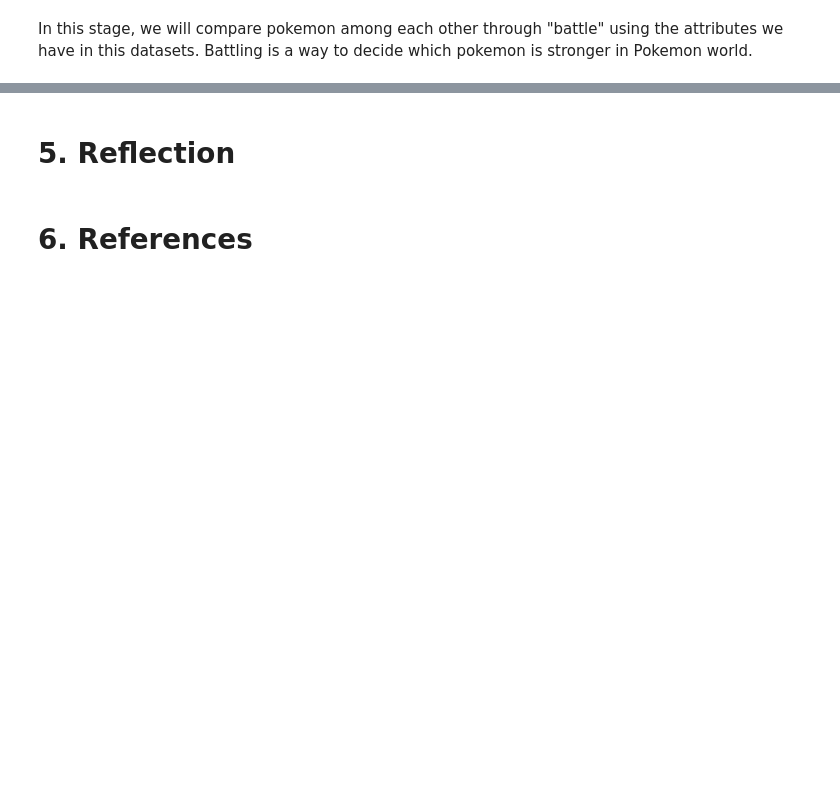
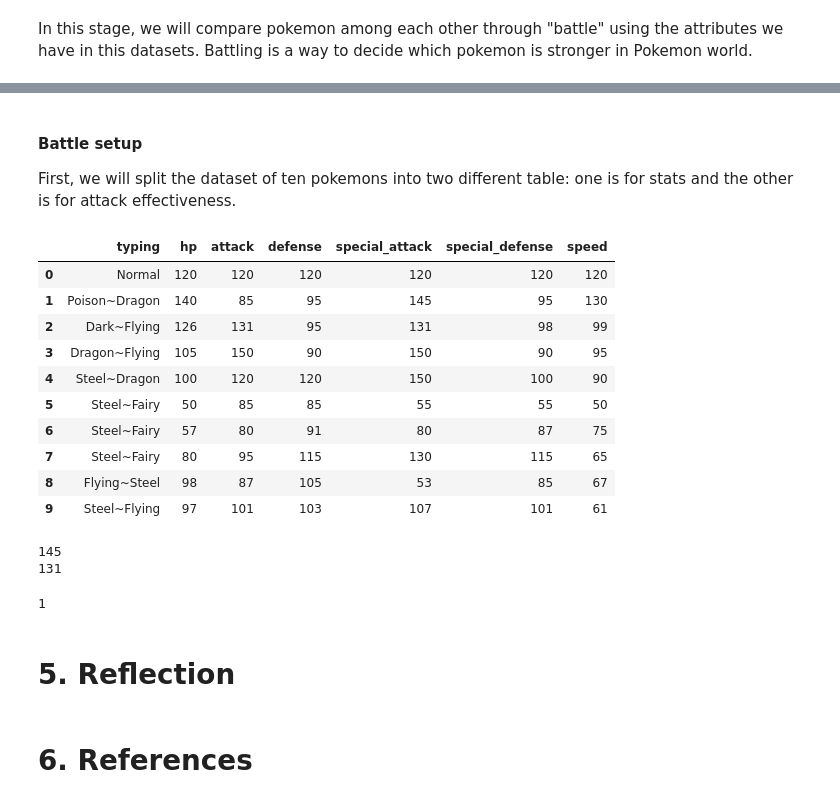
Before and after one commit to Wepewour19clc7/DSprograming, a Jupyter notebook: Pokemon.ipynb, the cells around one changed output, grey strips where cells are left out. Cells and saved outputs as stored; diff of their text form; code cells hidden in the pictures; blank space fills up the shorter version.

```diff
--- a/Pokemon.ipynb
+++ b/Pokemon.ipynb
@@ -214,0 +230,21 @@ In this stage, we will compare pokemon among each other through "battle" using t
+# %% [markdown]
+#### Battle setup
+First, we will split the dataset of ten pokemons into two different table: one is for stats and the other is for attack effectiveness.
+# %%
+index = np.arange(10)
+ten_pokemon.index = index
+stats = ten_pokemon.iloc[:,1:8]
+effect = ten_pokemon.iloc[:,12:30]
+stats
+# %% [output]
+|  | typing | hp | attack | defense | special_attack | special_defense | speed |
+| 0 | Normal | 120 | 120 | 120 | 120 | 120 | 120 |
+| 1 | Poison~Dragon | 140 | 85 | 95 | 145 | 95 | 130 |
+| 2 | Dark~Flying | 126 | 131 | 95 | 131 | 98 | 99 |
+| 3 | Dragon~Flying | 105 | 150 | 90 | 150 | 90 | 95 |
+| 4 | Steel~Dragon | 100 | 120 | 120 | 150 | 100 | 90 |
+| 5 | Steel~Fairy | 50 | 85 | 85 | 55 | 55 | 50 |
+| 6 | Steel~Fairy | 57 | 80 | 91 | 80 | 87 | 75 |
+| 7 | Steel~Fairy | 80 | 95 | 115 | 130 | 115 | 65 |
+| 8 | Flying~Steel | 98 | 87 | 105 | 53 | 85 | 67 |
+| 9 | Steel~Flying | 97 | 101 | 103 | 107 | 101 | 61 |
@@ -214,0 +293,8 @@ In this stage, we will compare pokemon among each other through "battle" using t
+# %%
+special = ['water','grass','fire','dark','ice','electric','psychic','dragon']
+physical = ['normal','fighting','fly','ground','rock','bug','ghost','poison','steel']
+battling(1,2,special,physical)
+# %% [output]
+145
+131
+1
```
Also changed, not shown: parts of 10 cells of this notebook.
